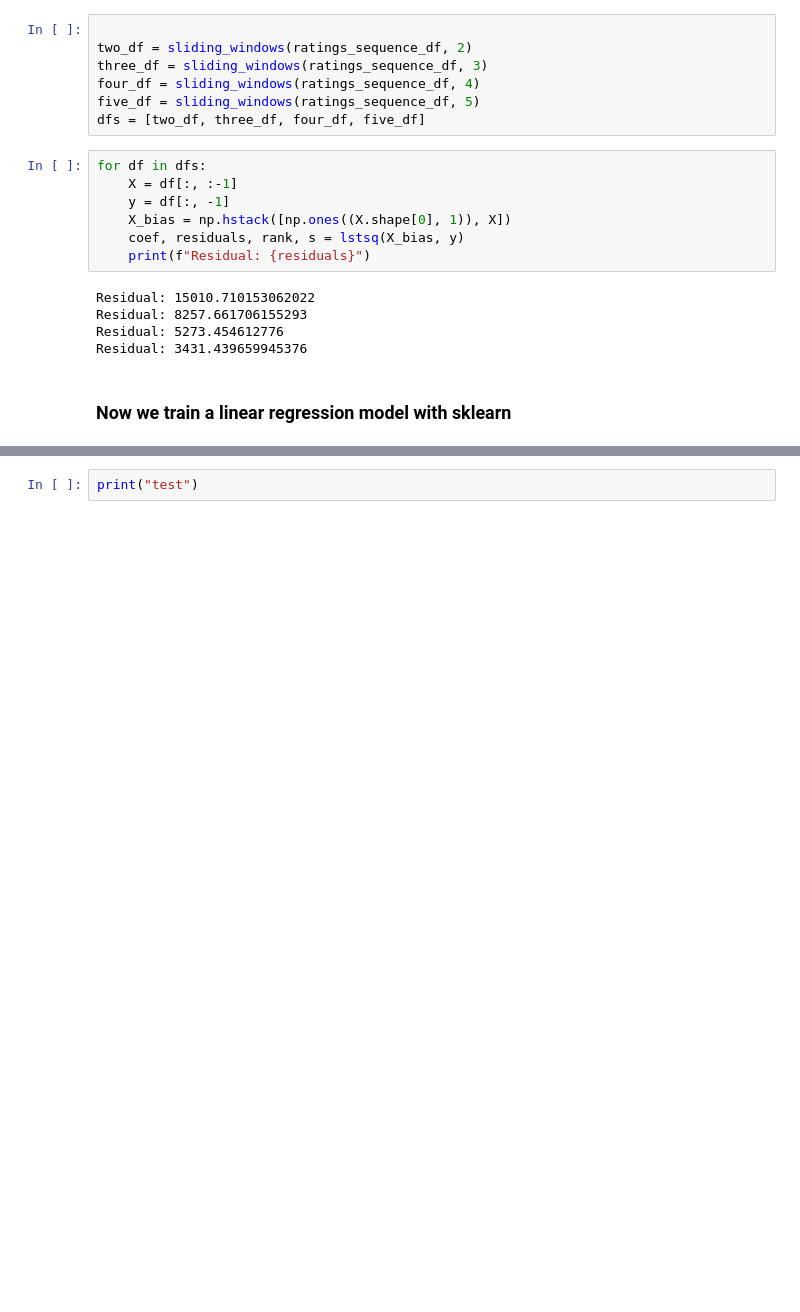
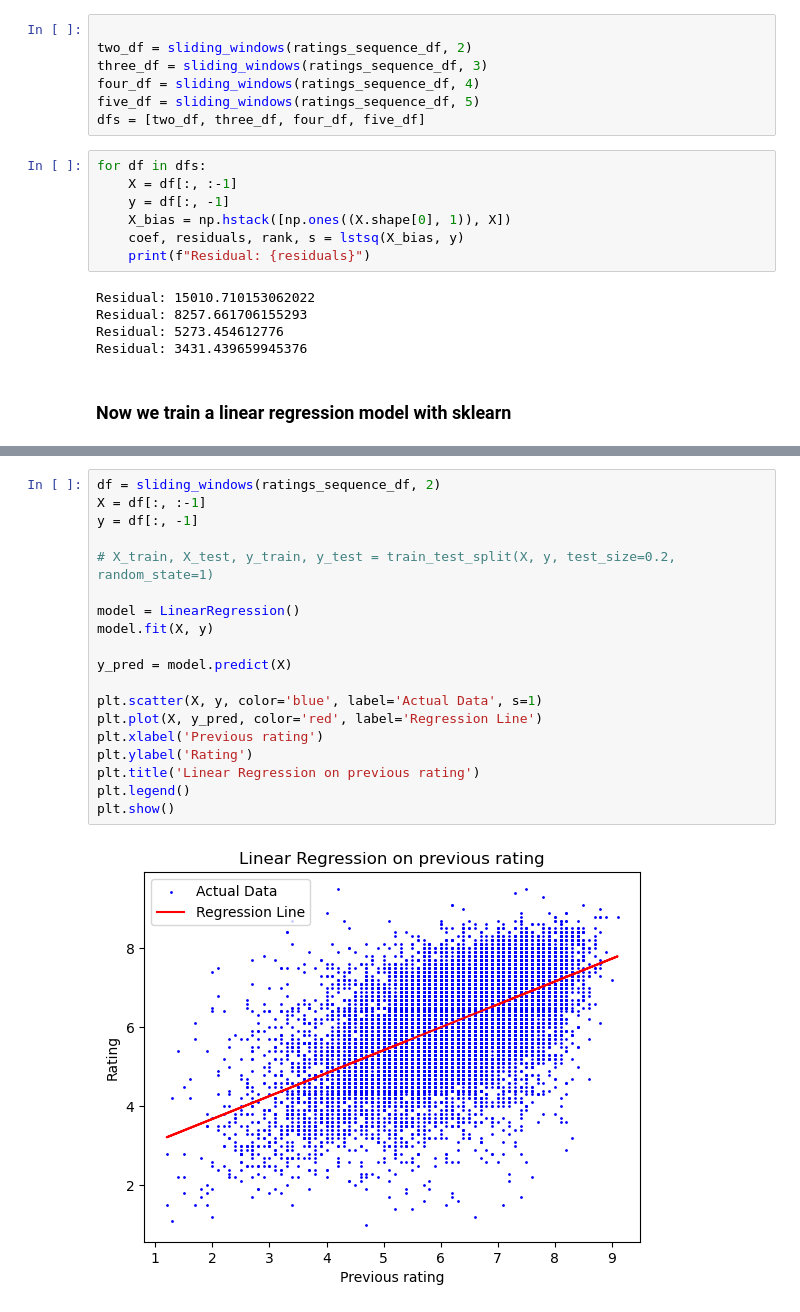
Before and after one commit to connor-mcbride/movie-review-analysis, a Jupyter notebook: director_momentum.ipynb, the cells around one changed output, grey strips where cells are left out. Saved outputs shown, nothing was run; the diff lists cells and outputs as text; blank space fills up the shorter version.

```diff
--- a/director_momentum.ipynb
+++ b/director_momentum.ipynb
@@ -260,2 +263,21 @@ Test R squaredfor sequence length 7:  0.3746829437211635
-# %%
-print("test")
+# %%
+df = sliding_windows(ratings_sequence_df, 2)
+X = df[:, :-1]
+y = df[:, -1]
+
+# X_train, X_test, y_train, y_test = train_test_split(X, y, test_size=0.2, random_state=1)
+
+model = LinearRegression()
+model.fit(X, y)
+
+y_pred = model.predict(X)
+
+plt.scatter(X, y, color='blue', label='Actual Data', s=1)
+plt.plot(X, y_pred, color='red', label='Regression Line')
+plt.xlabel('Previous rating')
+plt.ylabel('Rating')
+plt.title('Linear Regression on previous rating')
+plt.legend()
+plt.show()
+# %% [output]
+[figure, added]
```
Also changed, not shown: parts of 5 cells of this notebook.
